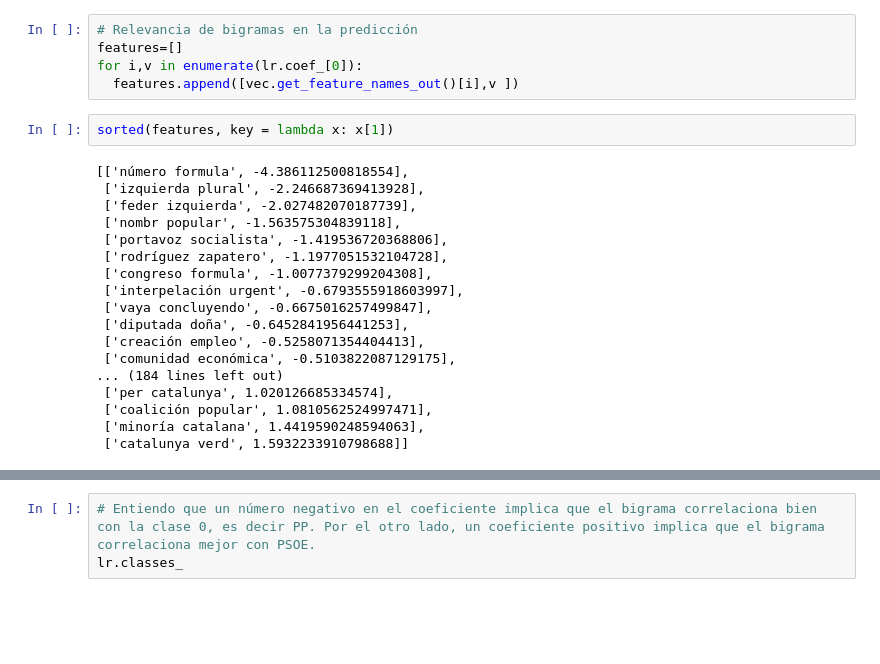
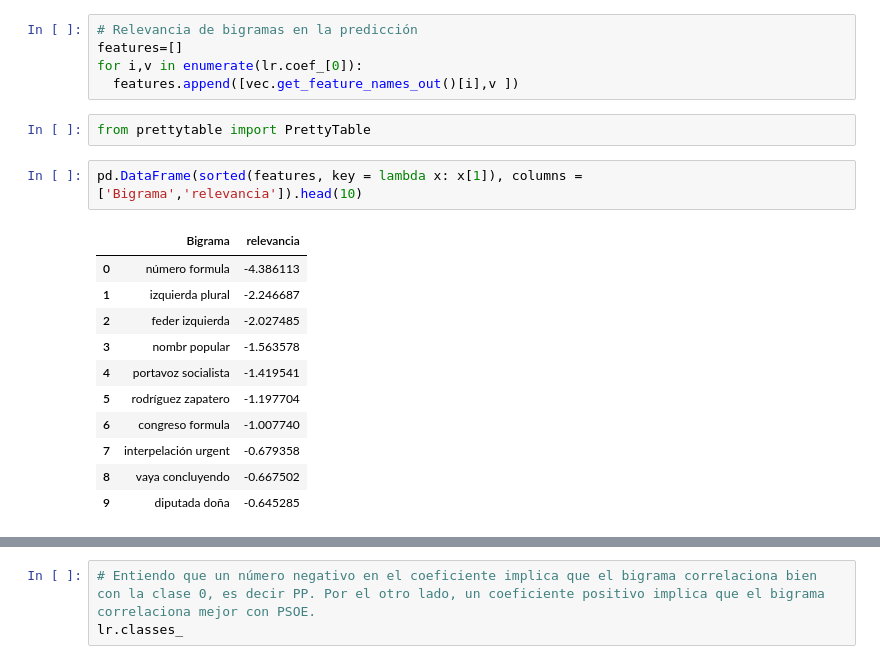
Before and after one commit to LCaravaggio/politext, a Jupyter notebook: Toda_la_base.ipynb, the cells around one changed output, grey strips where cells are left out. Cells and saved outputs as stored; diff of their text form; blank space fills up the shorter version.

```diff
--- a/Toda_la_base.ipynb
+++ b/Toda_la_base.ipynb
@@ -90,23 +90,19 @@ weighted avg       0.87      0.61      0.68    110359
 features=[]
 for i,v in enumerate(lr.coef_[0]):
   features.append([vec.get_feature_names_out()[i],v ])
+# %%
+from prettytable import PrettyTable
 # %%
-sorted(features, key = lambda x: x[1])
+pd.DataFrame(sorted(features, key = lambda x: x[1]), columns =['Bigrama','relevancia']).head(10)
 # %% [output]
-[['número formula', -4.386112500818554],
- ['izquierda plural', -2.246687369413928],
- ['feder izquierda', -2.027482070187739],
- ['nombr popular', -1.563575304839118],
- ['portavoz socialista', -1.419536720368806],
- ['rodríguez zapatero', -1.1977051532104728],
- ['congreso formula', -1.0077379299204308],
- ['interpelación urgent', -0.6793555918603997],
- ['vaya concluyendo', -0.6675016257499847],
- ['diputada doña', -0.6452841956441253],
- ['creación empleo', -0.5258071354404413],
- ['comunidad económica', -0.5103822087129175],
-... (184 lines left out)
- ['per catalunya', 1.020126685334574],
- ['coalición popular', 1.0810562524997471],
- ['minoría catalana', 1.4419590248594063],
- ['catalunya verd', 1.5932233910798688]]
+|  | Bigrama | relevancia |
+| 0 | número formula | -4.386113 |
+| 1 | izquierda plural | -2.246687 |
+| 2 | feder izquierda | -2.027485 |
+| 3 | nombr popular | -1.563578 |
+| 4 | portavoz socialista | -1.419541 |
+| 5 | rodríguez zapatero | -1.197704 |
+| 6 | congreso formula | -1.007740 |
+| 7 | interpelación urgent | -0.679358 |
+| 8 | vaya concluyendo | -0.667502 |
+| 9 | diputada doña | -0.645285 |
```
Also changed, not shown: parts of 13 cells of this notebook.
